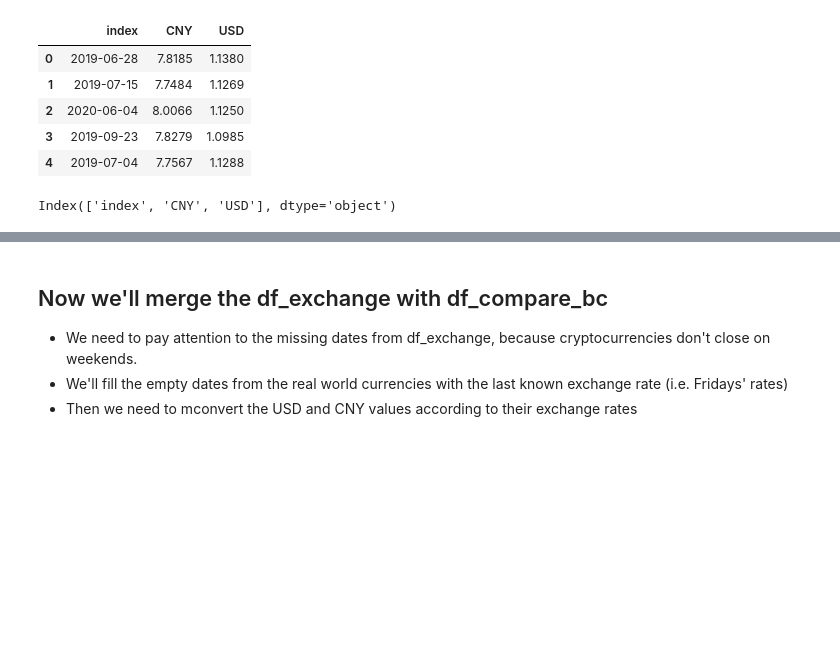
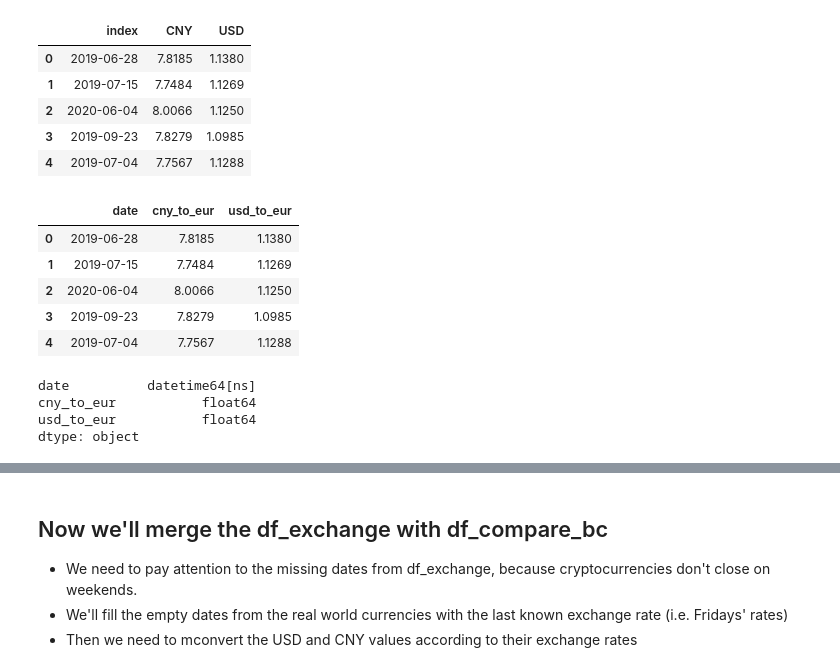
Before and after one commit to MikkiSeidenschnur/data_ber_project_pandas, a Jupyter notebook: modules/import_clean_export_cryptocurrencies.ipynb, the cells around one changed output, grey strips where cells are left out. Drawn from its saved outputs; the diff is of its cells as text; code cells hidden in the pictures; blank space fills up the shorter version.

```diff
--- a/modules/import_clean_export_cryptocurrencies.ipynb
+++ b/modules/import_clean_export_cryptocurrencies.ipynb
@@ -184,24 +190,32 @@ df_exchange.head()
 # %%
 # Renaming columns
 
 def rename_cols(df):
     cols = df.columns
 
+    cols = [''.join(col + '_to_eur').lower() if col != 'index' else 'date' for col in cols]
 
     return cols
 
-rename_cols(df_exchange)
-#df_exchange.columns = ['date', 'cny_to_eur', 'usd_to_eur']
-#df_exchange.head()
-
-['%{0}%'.format(element) for element in elements]
+df_exchange.columns = rename_cols(df_exchange)
+df_exchange.head()
 # %% [output]
-Index(['index', 'CNY', 'USD'], dtype='object')
+|  | date | cny_to_eur | usd_to_eur |
+| 0 | 2019-06-28 | 7.8185 | 1.1380 |
+| 1 | 2019-07-15 | 7.7484 | 1.1269 |
+| 2 | 2020-06-04 | 8.0066 | 1.1250 |
+| 3 | 2019-09-23 | 7.8279 | 1.0985 |
+| 4 | 2019-07-04 | 7.7567 | 1.1288 |
 # %%
 # Converting 'date' column to datetime dtype
 
 df_exchange['date'] = pd.to_datetime(df_exchange['date'])
 df_exchange.dtypes
+# %% [output]
+date          datetime64[ns]
+cny_to_eur           float64
+usd_to_eur           float64
+dtype: object
 # %%
 # Sorting values by date
 
```
Also changed, not shown: parts of 15 cells of this notebook, 2 other files.
